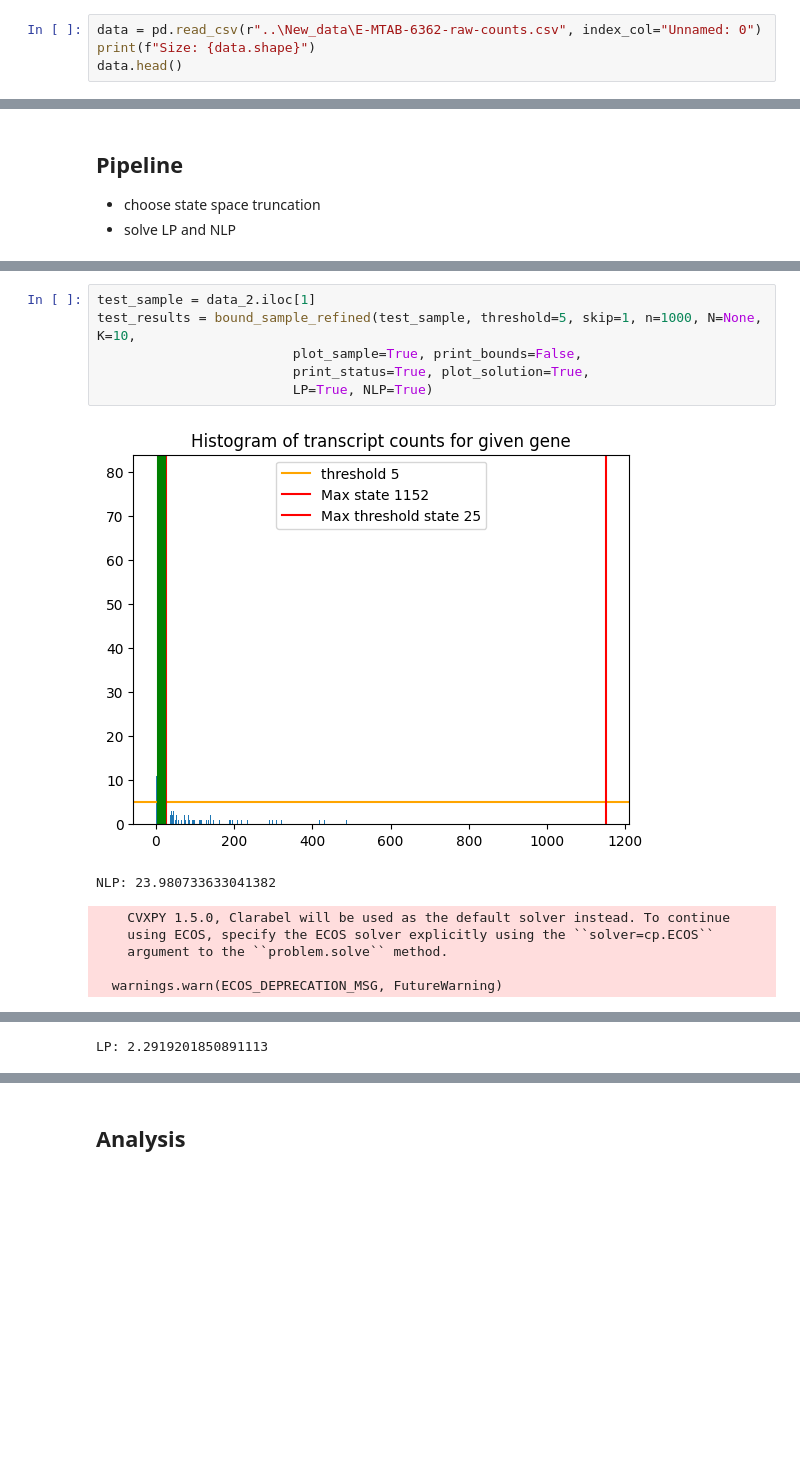
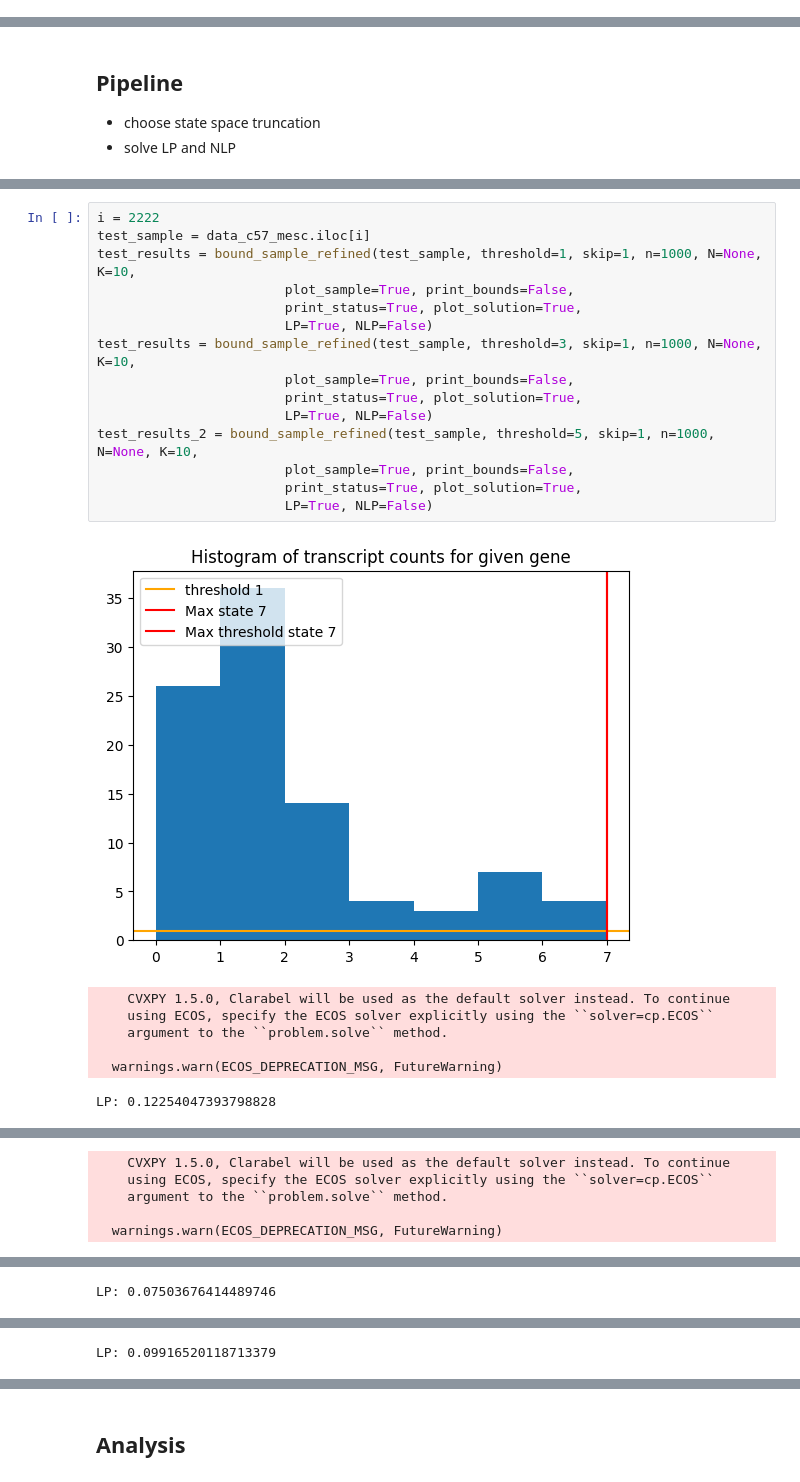
Before and after one commit to willjgh/M4R, a Jupyter notebook: raw_count_analysis.ipynb, the cells around one changed output, grey strips where cells are left out. Cells and saved outputs as stored; diff of their text form; blank space fills up the shorter version.

```diff
--- a/raw_count_analysis.ipynb
+++ b/raw_count_analysis.ipynb
@@ -126,4 +121,0 @@ Matrix of raw count data for ~25,000 genes in ~320 cells
-# %%
-data = pd.read_csv(r"..\New_data\E-MTAB-6362-raw-counts.csv", index_col="Unnamed: 0")
-print(f"Size: {data.shape}")
-data.head()
@@ -779,14 +736,23 @@ LP: 13.490131139755249
 # %%
-test_sample = data_2.iloc[1]
-test_results = bound_sample_refined(test_sample, threshold=5, skip=1, n=1000, N=None, K=10,
-                         plot_sample=True, print_bounds=False,
-                         print_status=True, plot_solution=True,
-                         LP=True, NLP=True)
+i = 2222
+test_sample = data_c57_mesc.iloc[i]
+test_results = bound_sample_refined(test_sample, threshold=1, skip=1, n=1000, N=None, K=10,
+                        plot_sample=True, print_bounds=False,
+                        print_status=True, plot_solution=True,
+                        LP=True, NLP=False)
+test_results = bound_sample_refined(test_sample, threshold=3, skip=1, n=1000, N=None, K=10,
+                        plot_sample=True, print_bounds=False,
+                        print_status=True, plot_solution=True,
+                        LP=True, NLP=False)
+test_results_2 = bound_sample_refined(test_sample, threshold=5, skip=1, n=1000, N=None, K=10,
+                        plot_sample=True, print_bounds=False,
+                        print_status=True, plot_solution=True,
+                        LP=True, NLP=False)
 # %% [output]
-[figure, old version]
+[figure, new version]
-NLP: 23.980733633041382
+    CVXPY 1.5.0, Clarabel will be used as the default solver instead. To continue
+    using ECOS, specify the ECOS solver explicitly using the ``solver=cp.ECOS``
+    argument to the ``problem.solve`` method.
+
+  warnings.warn(ECOS_DEPRECATION_MSG, FutureWarning)
-    CVXPY 1.5.0, Clarabel will be used as the default solver instead. To continue
-    using ECOS, specify the ECOS solver explicitly using the ``solver=cp.ECOS``
-    argument to the ``problem.solve`` method.
-
-  warnings.warn(ECOS_DEPRECATION_MSG, FutureWarning)
+LP: 0.12254047393798828
@@ -793 +761,5 @@ NLP: 23.980733633041382
-LP: 2.2919201850891113
+    CVXPY 1.5.0, Clarabel will be used as the default solver instead. To continue
+    using ECOS, specify the ECOS solver explicitly using the ``solver=cp.ECOS``
+    argument to the ``problem.solve`` method.
+
+  warnings.warn(ECOS_DEPRECATION_MSG, FutureWarning)
@@ -794,0 +766 @@ LP: 2.2919201850891113
+LP: 0.07503676414489746
@@ -794,0 +769 @@ LP: 2.2919201850891113
+LP: 0.09916520118713379
```
Also changed, not shown: parts of 42 cells of this notebook.
